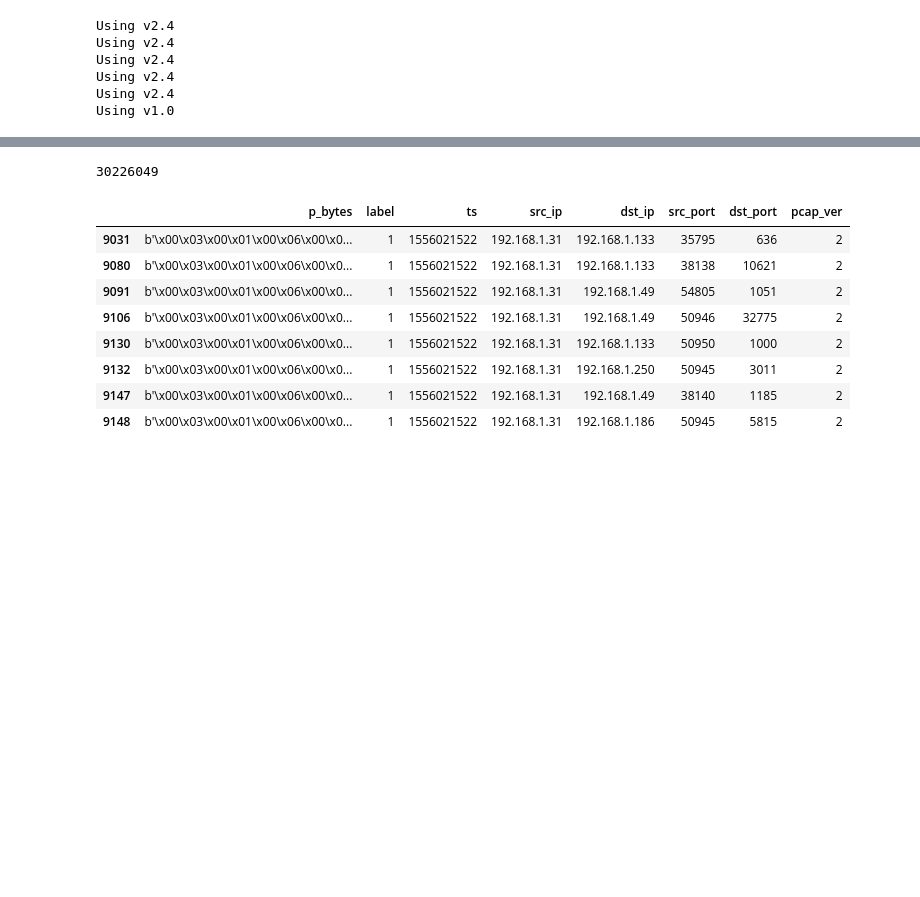
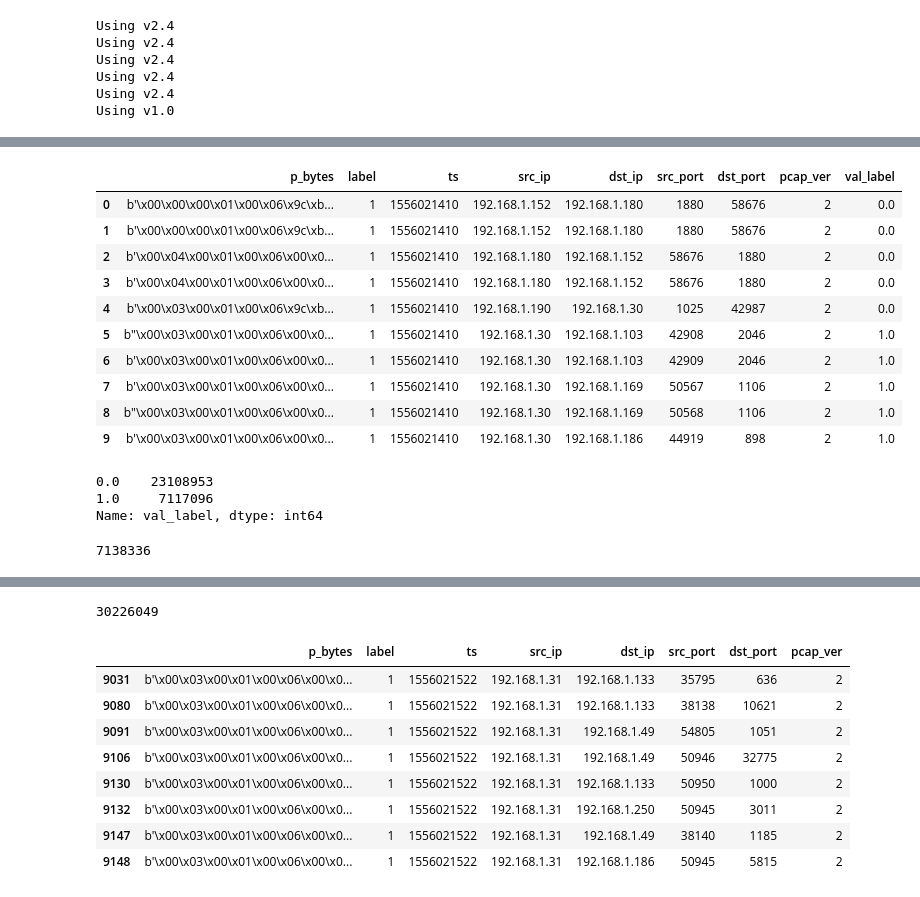
Before and after one commit to 8ethan/DS400-Capstone, a Jupyter notebook: main/df_creation.ipynb, the cells around one changed output, grey strips where cells are left out. Drawn from its saved outputs; the diff is of its cells as text; code cells hidden in the pictures; blank space fills up the shorter version.

```diff
--- a/main/df_creation.ipynb
+++ b/main/df_creation.ipynb
@@ -28,6 +34,8 @@ df = pd.DataFrame(columns=["p_bytes","label","ts","src_ip","dst_ip","src_port","
 #df = parse_pcap(mal_dir+"\\normal_scanning\\normal_scanning1.pcap", df, 0)
 for file_name in os.listdir(mal_dir+"\\normal_scanning"):
     df = parse_pcap(mal_dir+"\\normal_scanning\\"+file_name, df, 1)
+df.sort_values(by=['ts','src_ip','dst_ip','src_port','dst_port'], inplace=True)
+df.reset_index(drop=True, inplace=True)
 # %% [output]
 Using v2.4
 Using v2.4
@@ -46,0 +81,4 @@ df.head()
+# %%
+scan_truth = truth_df[truth_df['type']=='scanning']
+scan_truth.sort_values(by=['ts','src_ip','dst_ip','src_port','dst_port'], inplace=True)
+scan_truth.reset_index(drop=True, inplace=True)
@@ -46,0 +94,27 @@ df.head()
+# %%
+cur_idx = 0
+base_ts = 0
+no_match = []
+is_truth = np.zeros(len(df))
+for index, row in scan_truth.iterrows():
+
+    base_ts = row['ts']
+    if index%10000==0:
+        print(index)
+    backup_idx = cur_idx
+
+    while cur_idx < len(df):
+
+        if row['ts'] == df.loc[cur_idx]['ts']:
+            if row['src_ip'] == df.loc[cur_idx]['src_ip'] and row['dst_ip'] == df.loc[cur_idx]['dst_ip']:
+                if row['src_port'] == df.loc[cur_idx]['src_port'] and row['dst_port'] == df.loc[cur_idx]['dst_port']:
+                    #print("Row "+str(index)+" matches Row "+str(cur_idx))
+                    is_truth[cur_idx] = 1
+                    cur_idx+=1
+                    break
+        if base_ts < df.loc[cur_idx]['ts']:
+            #print("No match for row "+str(index))
+            no_match.append(index)
+            cur_idx = backup_idx
+            break
+        cur_idx+=1
@@ -46,0 +139,16 @@ df.head()
+# %%
+df['val_label'] = is_truth
+# %%
+df.head(10)
+# %% [output]
+|  | p_bytes | label | ts | src_ip | dst_ip | src_port | dst_port | pcap_ver | val_label |
+| 0 | b'\x00\x00\x00\x01\x00\x06\x9c\xb... | 1 | 1556021410 | 192.168.1.152 | 192.168.1.180 | 1880 | 58676 | 2 | 0.0 |
+| 1 | b'\x00\x00\x00\x01\x00\x06\x9c\xb... | 1 | 1556021410 | 192.168.1.152 | 192.168.1.180 | 1880 | 58676 | 2 | 0.0 |
+| 2 | b'\x00\x04\x00\x01\x00\x06\x00\x0... | 1 | 1556021410 | 192.168.1.180 | 192.168.1.152 | 58676 | 1880 | 2 | 0.0 |
+| 3 | b'\x00\x04\x00\x01\x00\x06\x00\x0... | 1 | 1556021410 | 192.168.1.180 | 192.168.1.152 | 58676 | 1880 | 2 | 0.0 |
+| 4 | b'\x00\x03\x00\x01\x00\x06\x9c\xb... | 1 | 1556021410 | 192.168.1.190 | 192.168.1.30 | 1025 | 42987 | 2 | 0.0 |
+| 5 | b"\x00\x03\x00\x01\x00\x06\x00\x0... | 1 | 1556021410 | 192.168.1.30 | 192.168.1.103 | 42908 | 2046 | 2 | 1.0 |
+| 6 | b'\x00\x03\x00\x01\x00\x06\x00\x0... | 1 | 1556021410 | 192.168.1.30 | 192.168.1.103 | 42909 | 2046 | 2 | 1.0 |
+| 7 | b'\x00\x03\x00\x01\x00\x06\x00\x0... | 1 | 1556021410 | 192.168.1.30 | 192.168.1.169 | 50567 | 1106 | 2 | 1.0 |
+| 8 | b"\x00\x03\x00\x01\x00\x06\x00\x0... | 1 | 1556021410 | 192.168.1.30 | 192.168.1.169 | 50568 | 1106 | 2 | 1.0 |
+| 9 | b'\x00\x03\x00\x01\x00\x06\x00\x0... | 1 | 1556021410 | 192.168.1.30 | 192.168.1.186 | 44919 | 898 | 2 | 1.0 |
@@ -46,0 +157,10 @@ df.head()
+# %%
+df['val_label'].value_counts()
+# %% [output]
+0.0    23108953
+1.0     7117096
+Name: val_label, dtype: int64
+# %%
+len(scan_truth)
+# %% [output]
+7138336
```
Also changed, not shown: parts of 14 cells of this notebook.
